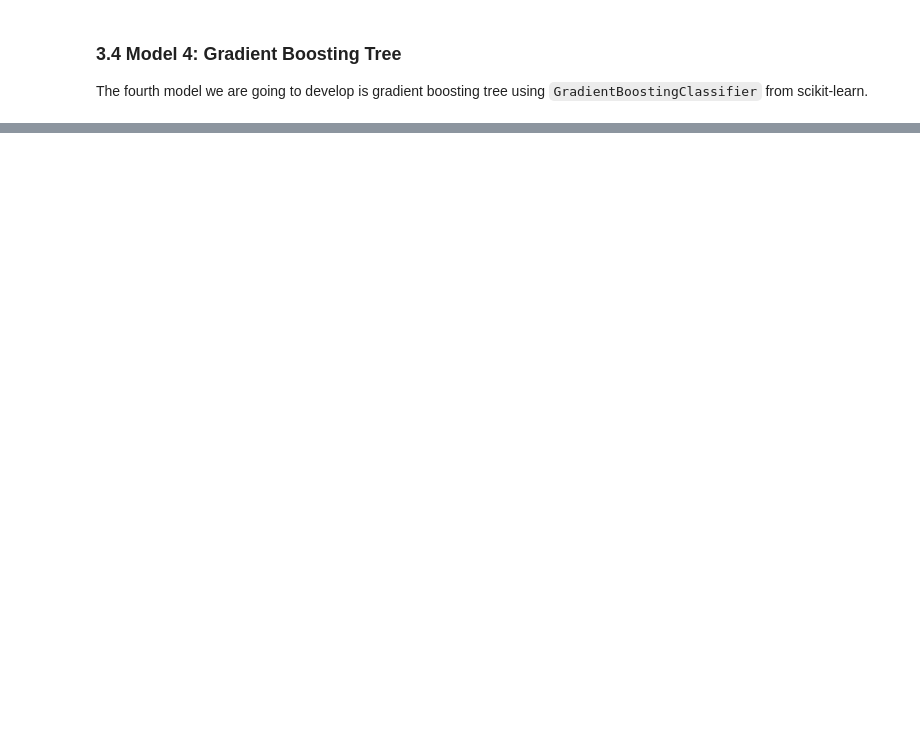
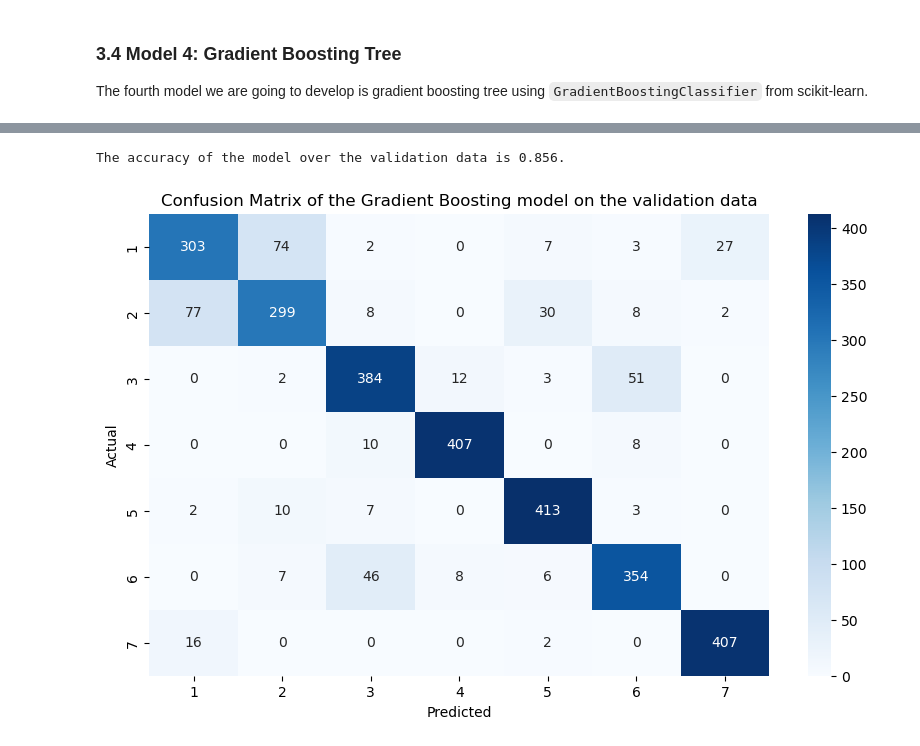
Before and after one commit to Behzad-h/forest_covertypes, a Jupyter notebook: forest_model_training.ipynb, the cells around one changed output, grey strips where cells are left out. Saved outputs shown, nothing was run; the diff lists cells and outputs as text; code cells hidden in the pictures; blank space fills up the shorter version.

```diff
--- a/forest_model_training.ipynb
+++ b/forest_model_training.ipynb
@@ -347,0 +549,13 @@ x_train_scaled.iloc[:,:12].info()
+# %%
+# train model with optimal hyperparameters on the entire training data
+model6 = ExtraTreesClassifier(**search6.best_params_)
+model6.fit(x_train_scaled, y_train)
+
+# check the accuracy of the model on the training data itself
+y_pred = model6.predict(x_train_scaled)
+accuracy_et_train = accuracy_score(y_train, y_pred)
+print(f'The accuracy of the model over the training data is {accuracy_et_train.round(3)}.')
+
+# make predictions on the test data
+y_pred = model6.predict(x_test_scaled)
+y_pred.shape
@@ -347,0 +618,26 @@ x_train_scaled.iloc[:,:12].info()
+# %%
+# split the training data into train and validation data (80:20) as a holdout case
+x_train_ho, x_val_ho, y_train_ho, y_val_ho = train_test_split(x_train_scaled, y_train, test_size=0.2, random_state=1)
+
+# train the best model on the (x_train_ho, y_train_ho) data
+model = GradientBoostingClassifier(**search4.best_params_)
+model.fit(x_train_ho, y_train_ho)
+
+# check the accuracy of the model on the validation data
+y_pred = model.predict(x_val_ho)
+accuracy_gbt_ho = accuracy_score(y_val_ho, y_pred)
+print(f'The accuracy of the model over the validation data is {accuracy_gbt_ho.round(3)}.')
+# %% [output]
+The accuracy of the model over the validation data is 0.856.
+# %%
+# visualize confusion matrix of the best model (Gradient Boosting) on the validation data
+cm = confusion_matrix(y_val_ho, y_pred)
+cm = pd.DataFrame(cm, index=range(1,8), columns=range(1,8))
+plt.figure(figsize=(10,6))
+sns.heatmap(cm, annot=True, fmt='d', cmap='Blues')
+plt.title('Confusion Matrix of the Gradient Boosting model on the validation data')
+plt.xlabel('Predicted')
+plt.ylabel('Actual')
+plt.show()
+# %% [output]
+[figure, added]
```
Also changed, not shown: parts of 56 cells of this notebook.
